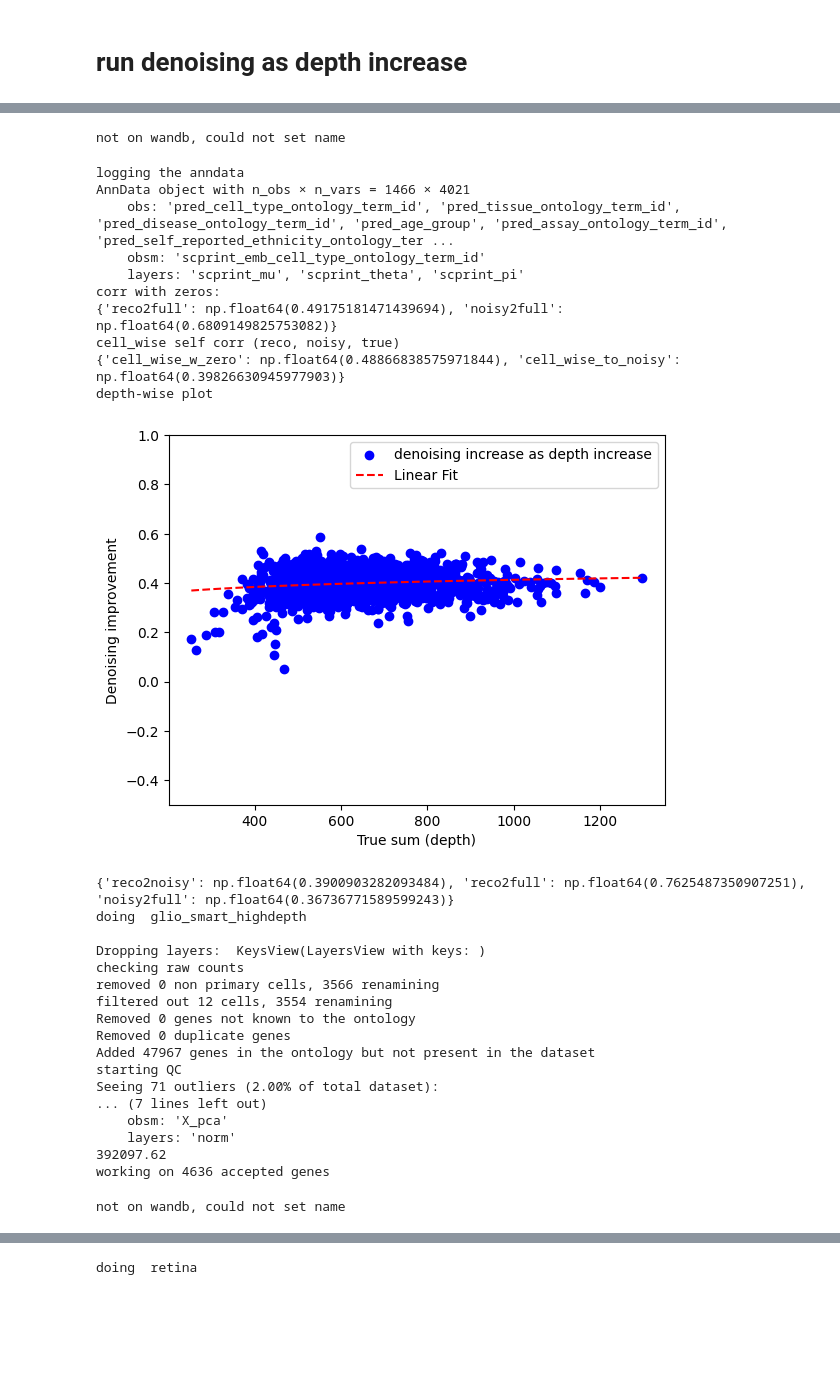
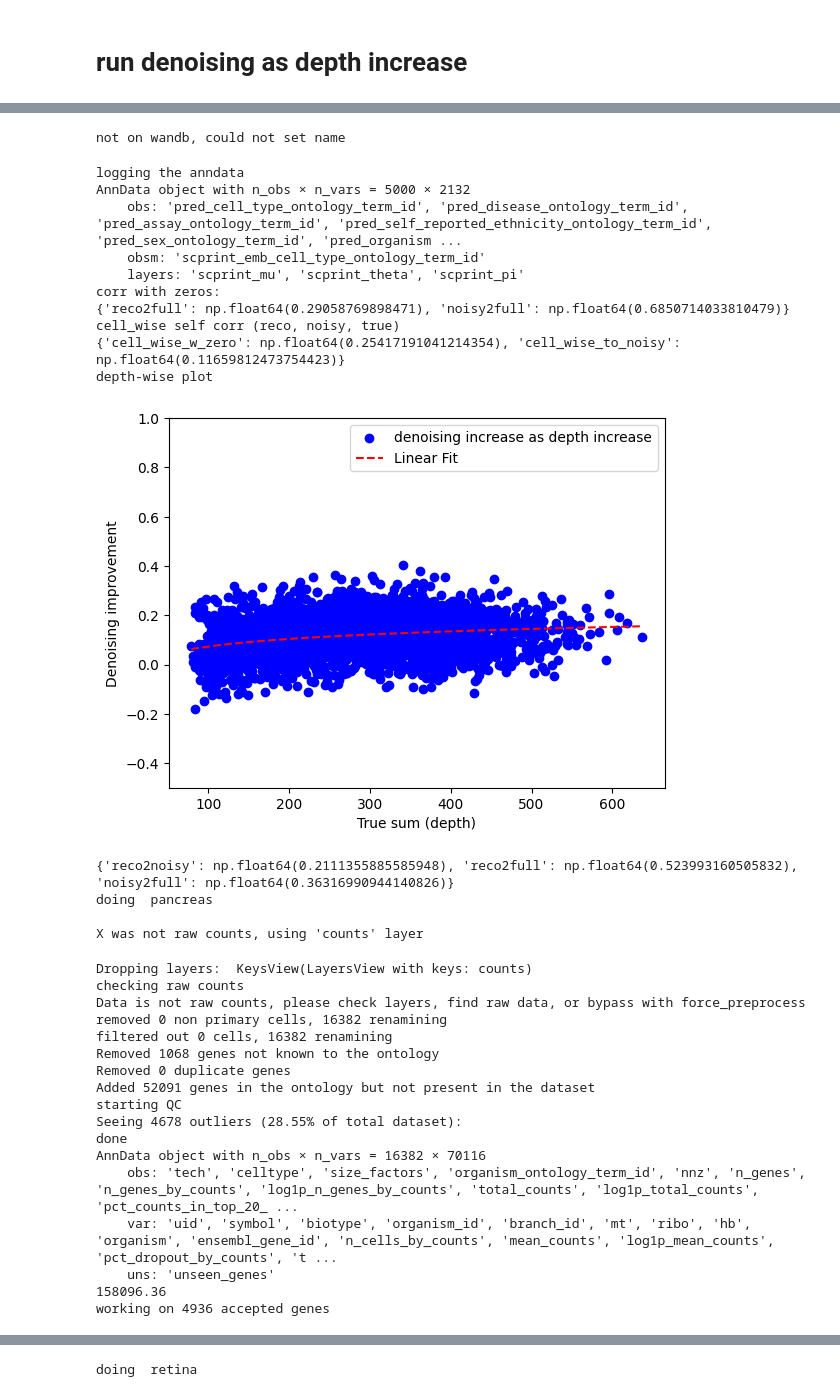
Before and after one commit to cantinilab/scPRINT, a Jupyter notebook: notebooks/scPRINT-2-repro-notebooks/denoising_V2.ipynb, the cells around one changed output, grey strips where cells are left out. Drawn from its saved outputs; the diff is of its cells as text; code cells hidden in the pictures; blank space fills up the shorter version.

```diff
--- a/notebooks/scPRINT-2-repro-notebooks/denoising_V2.ipynb
+++ b/notebooks/scPRINT-2-repro-notebooks/denoising_V2.ipynb
@@ -35,6 +35,9 @@ torch.set_float32_matmul_precision("medium")
 model_checkpoint_file = "../models/18hebyht-final-small.ckpt"
 # w937u4o1
 # l2su2z5q
+# %%
+# v1 model version
+model_checkpoint_file = "../models/ogvvg2z7-v1.ckpt"
 # %%
 model = scPrint.load_from_checkpoint(
     model_checkpoint_file, precpt_gene_emb=None, gene_pos_file=None
@@ -100,6 +89,6 @@ adata.var
 # %%
 res = {}
-for name, url in list(datasets.items())[2:]:
+for name, url in list(datasets.items())[:]:
     print("doing ", name)
     adata = sc.read(LOC + name + ".h5ad", backup_url=url)
     max_len = 3000 if (adata.X > 0).sum(1).mean() < 2_000 else 5000
@@ -192,30 +174,33 @@ working on 4021 accepted genes
 not on wandb, could not set name
 logging the anndata
-AnnData object with n_obs × n_vars = 1466 × 4021
-    obs: 'pred_cell_type_ontology_term_id', 'pred_tissue_ontology_term_id', 'pred_disease_ontology_term_id', 'pred_age_group', 'pred_assay_ontology_term_id', 'pred_self_reported_ethnicity_ontology_ter ...
+AnnData object with n_obs × n_vars = 5000 × 2132
+    obs: 'pred_cell_type_ontology_term_id', 'pred_disease_ontology_term_id', 'pred_assay_ontology_term_id', 'pred_self_reported_ethnicity_ontology_term_id', 'pred_sex_ontology_term_id', 'pred_organism ...
     obsm: 'scprint_emb_cell_type_ontology_term_id'
     layers: 'scprint_mu', 'scprint_theta', 'scprint_pi'
 corr with zeros:
-{'reco2full': np.float64(0.49175181471439694), 'noisy2full': np.float64(0.6809149825753082)}
+{'reco2full': np.float64(0.29058769898471), 'noisy2full': np.float64(0.6850714033810479)}
 cell_wise self corr (reco, noisy, true)
-{'cell_wise_w_zero': np.float64(0.48866838575971844), 'cell_wise_to_noisy': np.float64(0.39826630945977903)}
+{'cell_wise_w_zero': np.float64(0.25417191041214354), 'cell_wise_to_noisy': np.float64(0.11659812473754423)}
 depth-wise plot
-[figure, old version]
+[figure, new version]
-{'reco2noisy': np.float64(0.3900903282093484), 'reco2full': np.float64(0.7625487350907251), 'noisy2full': np.float64(0.36736771589599243)}
-doing  glio_smart_highdepth
+{'reco2noisy': np.float64(0.2111355885585948), 'reco2full': np.float64(0.523993160505832), 'noisy2full': np.float64(0.36316990944140826)}
+doing  pancreas
 
-Dropping layers:  KeysView(LayersView with keys: )
-checking raw counts
-removed 0 non primary cells, 3566 renamining
-filtered out 12 cells, 3554 renamining
-Removed 0 genes not known to the ontology
-Removed 0 duplicate genes
-Added 47967 genes in the ontology but not present in the dataset
-starting QC
-Seeing 71 outliers (2.00% of total dataset):
-... (7 lines left out)
-    obsm: 'X_pca'
-    layers: 'norm'
-392097.62
-working on 4636 accepted genes
+X was not raw counts, using 'counts' layer
-not on wandb, could not set name
+Dropping layers:  KeysView(LayersView with keys: counts)
+checking raw counts
+Data is not raw counts, please check layers, find raw data, or bypass with force_preprocess
+removed 0 non primary cells, 16382 renamining
+filtered out 0 cells, 16382 renamining
+Removed 1068 genes not known to the ontology
+Removed 0 duplicate genes
+Added 52091 genes in the ontology but not present in the dataset
+starting QC
+Seeing 4678 outliers (28.55% of total dataset):
+done
+AnnData object with n_obs × n_vars = 16382 × 70116
+    obs: 'tech', 'celltype', 'size_factors', 'organism_ontology_term_id', 'nnz', 'n_genes', 'n_genes_by_counts', 'log1p_n_genes_by_counts', 'total_counts', 'log1p_total_counts', 'pct_counts_in_top_20_ ...
+    var: 'uid', 'symbol', 'biotype', 'organism_id', 'branch_id', 'mt', 'ribo', 'hb', 'organism', 'ensembl_gene_id', 'n_cells_by_counts', 'mean_counts', 'log1p_mean_counts', 'pct_dropout_by_counts', 't ...
+    uns: 'unseen_genes'
+158096.36
+working on 4936 accepted genes
```
Also changed, not shown: parts of 5 cells of this notebook, 11 other files.
